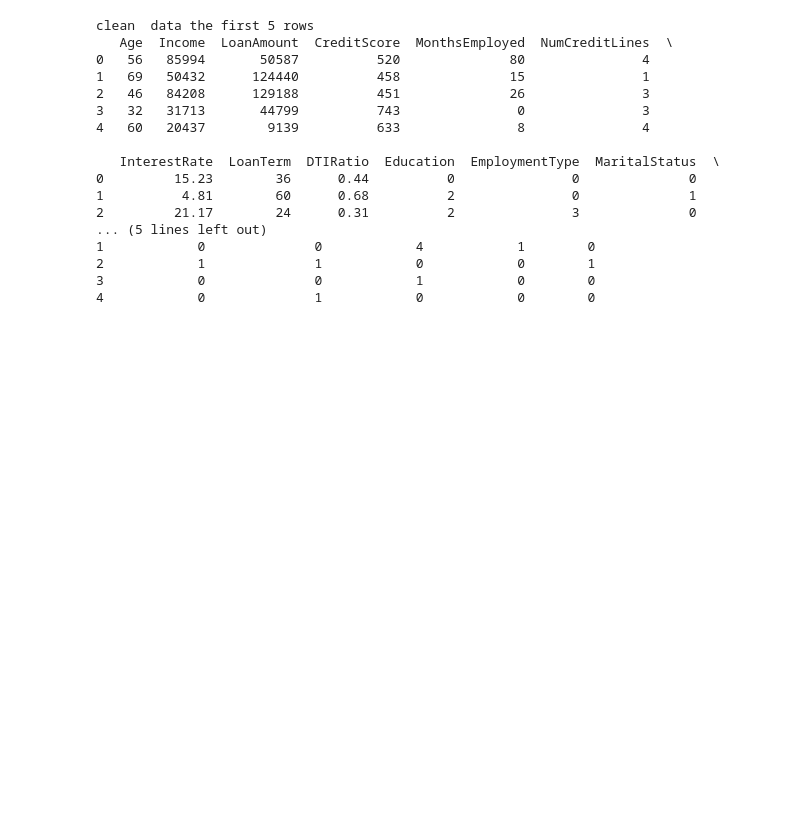
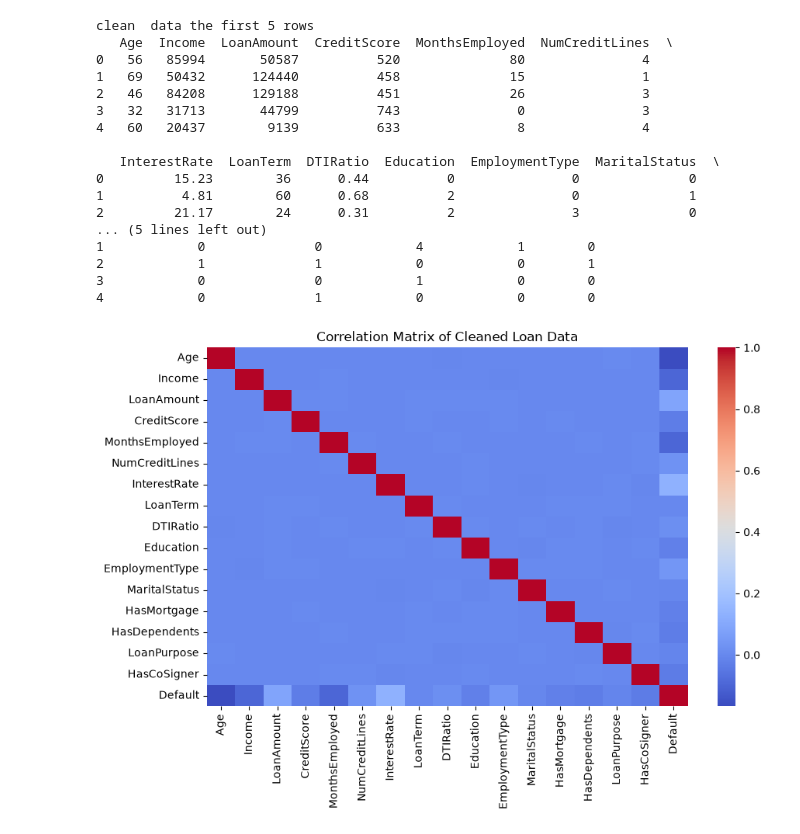
Before and after one commit to Sumeyahassen/data-analaysis-projects, a Jupyter notebook: loan-prediction-project/notebooks/01_eda_analysis.ipynb, the cells around one changed output. Cells and saved outputs as stored; diff of their text form; code cells hidden in the pictures; blank space fills up the shorter version.

```diff
--- a/loan-prediction-project/notebooks/01_eda_analysis.ipynb
+++ b/loan-prediction-project/notebooks/01_eda_analysis.ipynb
@@ -95,3 +95,11 @@ clean  data the first 5 rows
 2            1              1            0            0        1
 3            0              0            1            0        0
 4            0              1            0            0        0
+# %%
+# EDA (Correlation Heatmap or Distribution)
+plt.figure(figsize=(10,6))
+sns.heatmap(clean_df.corr(),annot=False,cmap='coolwarm')
+plt.title('Correlation Matrix of Cleaned Loan Data')
+plt.show()
+# %% [output]
+[figure, added]
```
